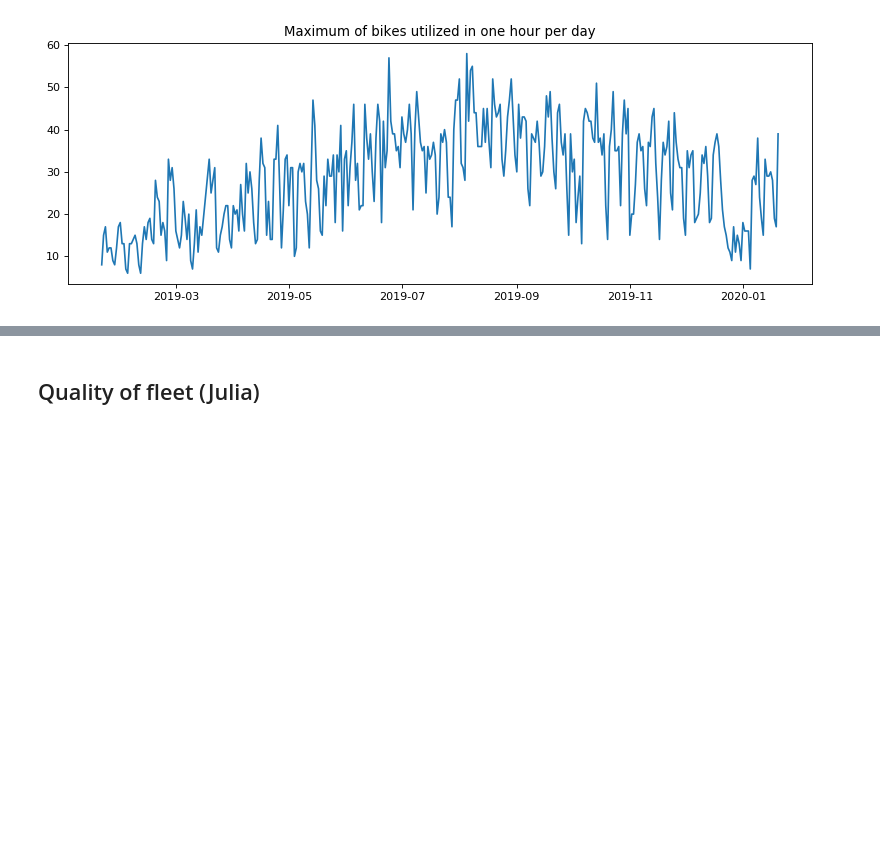
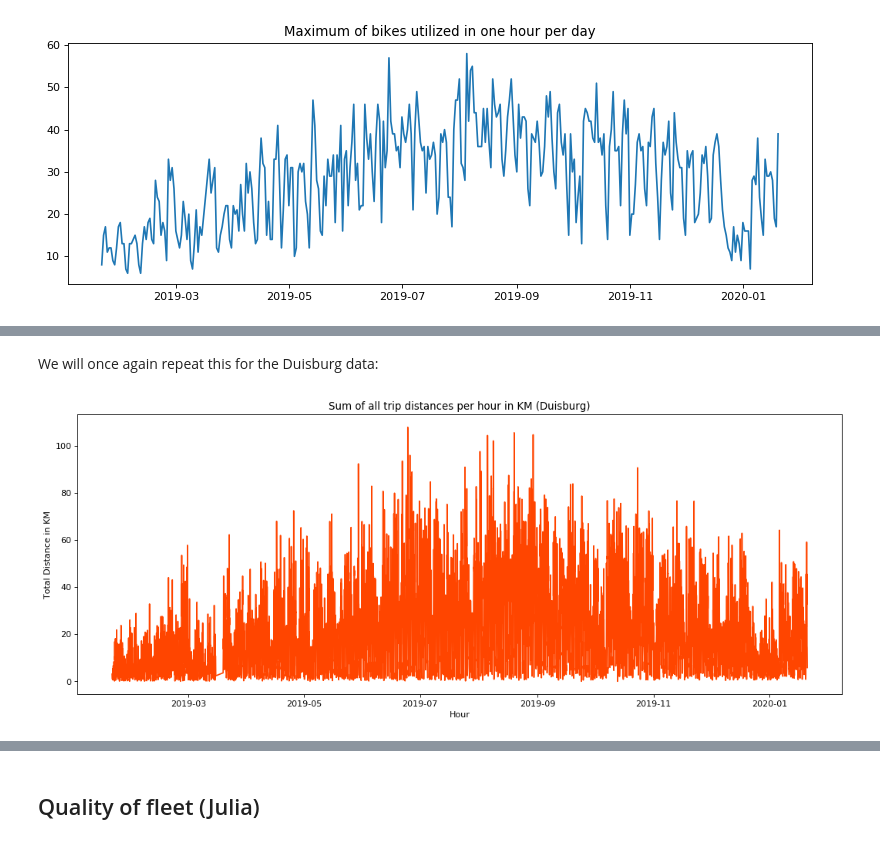
Before and after one commit to mogottsch/dsml_2020_magma, a Jupyter notebook: 2_kpi_calculation/KPI_Calculation.ipynb, the cells around one changed output, grey strips where cells are left out. Cells and saved outputs as stored; diff of their text form; code cells hidden in the pictures; blank space fills up the shorter version.

```diff
--- a/2_kpi_calculation/KPI_Calculation.ipynb
+++ b/2_kpi_calculation/KPI_Calculation.ipynb
@@ -420,0 +388,14 @@ plt.show()
+# %% [markdown]
+We will once again repeat this for the Duisburg data:
+# %%
+duisburg['start'] = duisburg.index.floor(freq = "H")
+hourly_distance_duisburg = pd.DataFrame()
+hourly_distance_duisburg["distance"] = duisburg["trip_distance"].groupby(duisburg["start"]).sum()
+fig,ax = plt.subplots(figsize=(16,6), dpi= 80)
+ax.plot(hourly_distance_duisburg["distance"], color = 'orangered')
+ax.set_title("Sum of all trip distances per hour in KM (Duisburg)")
+ax.set_xlabel("Hour")
+ax.set_ylabel("Total Distance in KM")
+plt.show()
+# %% [output]
+[figure, added]
```
Also changed, not shown: parts of 44 cells of this notebook.
